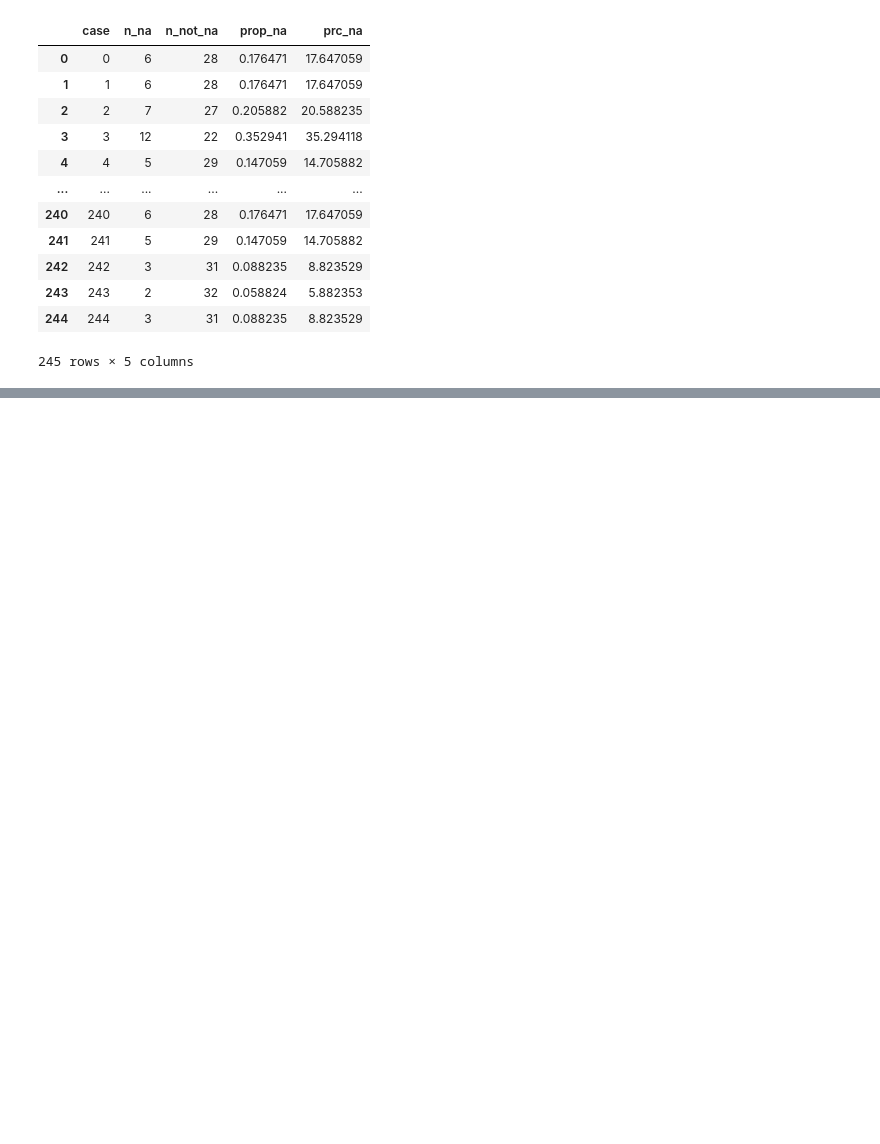
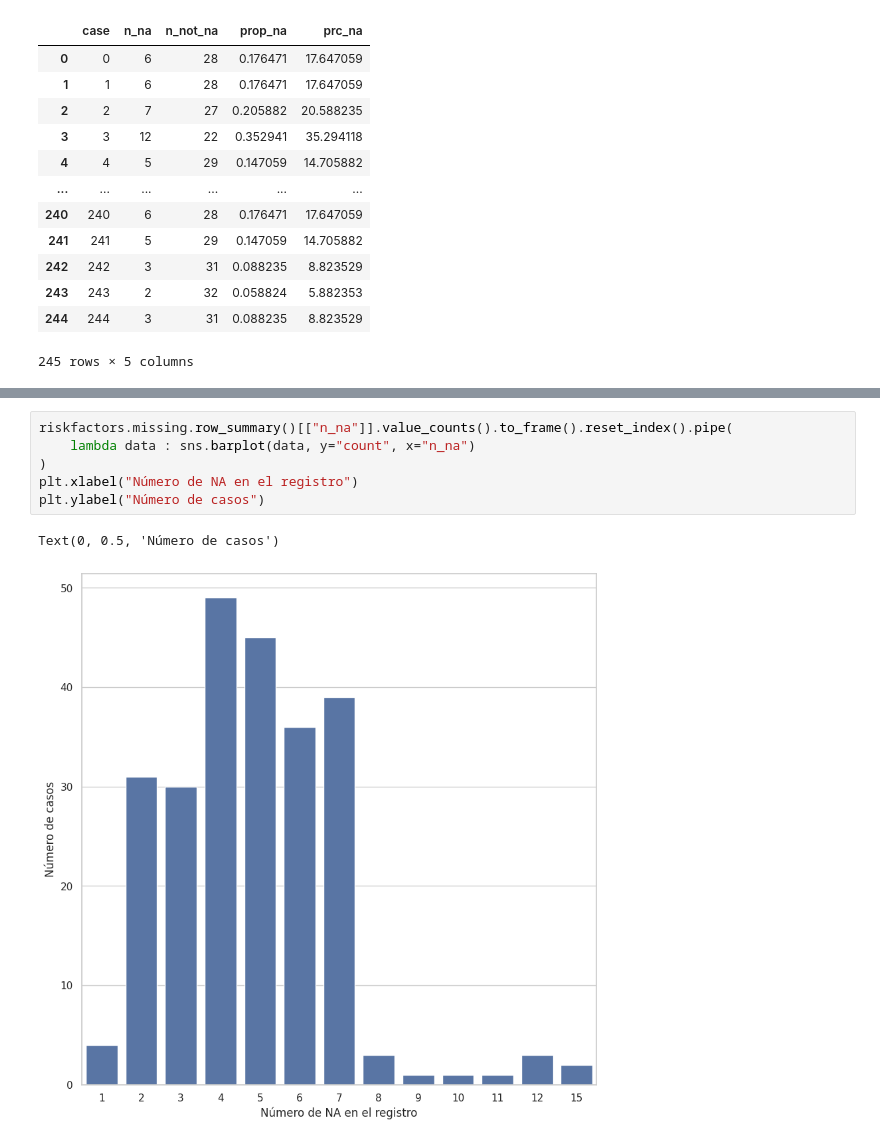
Before and after one commit to Changeryto/Manejo_de_NA_en_Python, a Jupyter notebook: notebooks/03-RTG-Tabular_valores_faltantes.ipynb, the cells around one changed output, grey strips where cells are left out. Saved outputs shown, nothing was run; the diff lists cells and outputs as text; blank space fills up the shorter version.

```diff
--- a/notebooks/03-RTG-Tabular_valores_faltantes.ipynb
+++ b/notebooks/03-RTG-Tabular_valores_faltantes.ipynb
@@ -173,0 +283,9 @@ riskfactors.missing.missing_case_summary()
+# %%
+riskfactors.missing.row_summary()[["n_na"]].value_counts().to_frame().reset_index().pipe(
+    lambda data : sns.barplot(data, y="count", x="n_na")
+)
+plt.xlabel("Número de NA en el registro")
+plt.ylabel("Número de casos")
+# %% [output]
+Text(0, 0.5, 'Número de casos')
+[figure, added]
```
Also changed, not shown: parts of 19 cells of this notebook, 2 other files.
